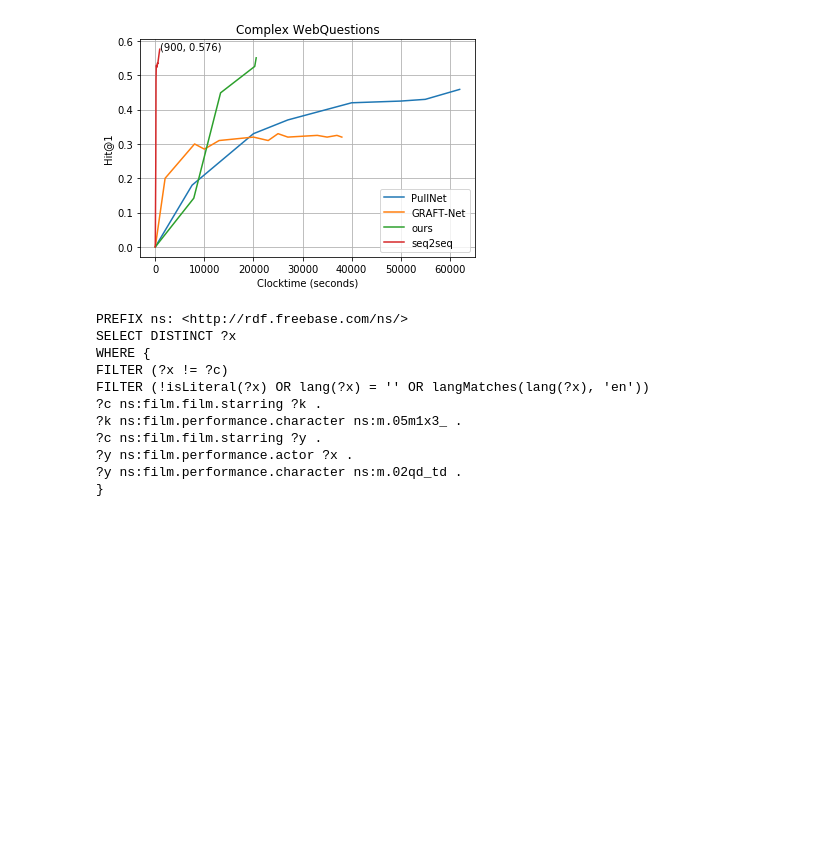
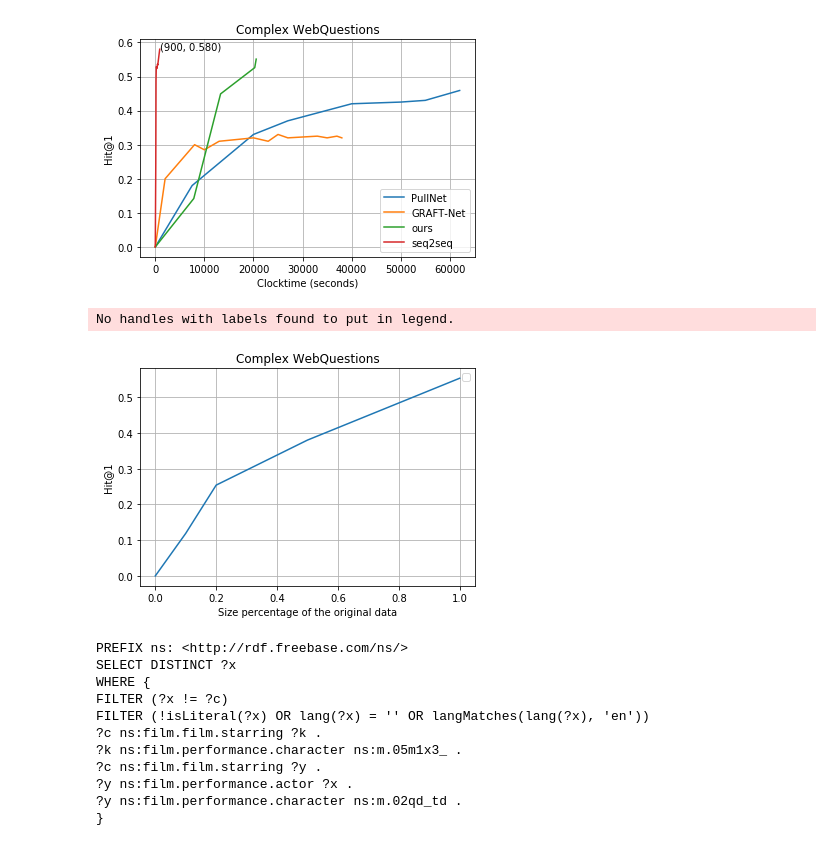
Before and after one commit to hxssgaa/GraftNet, a Jupyter notebook: complexwebq_pathfinder.ipynb, the cells around one changed output. Cells and saved outputs as stored; diff of their text form; code cells hidden in the pictures; blank space fills up the shorter version.

```diff
--- a/complexwebq_pathfinder.ipynb
+++ b/complexwebq_pathfinder.ipynb
@@ -228,6 +228,25 @@ plt.grid('-')
 plt.savefig('efficency.png', dpi=300)
 # %% [output]
 [figure]
+# %%
+
+x1 = [0, 0.1, 0.2, 0.5, 1]
+y1 = [0, 0.119, 0.254, 0.38, 0.553]
+
+plt.plot(x1, y1)
+# plt.annotate("(23256, 0.551)", (20256 + 300, 0.551))
+# plt.annotate("(38000, 0.32)", (38000, 0.32))
+# plt.annotate("(62000, 0.459)", (62000, 0.459))
+
+plt.title('Complex WebQuestions')
+plt.xlabel('Size percentage of the original data')
+plt.ylabel('Hit@1')
+plt.legend()
+plt.grid('-')
+plt.savefig('efficency.png', dpi=300)
+# %% [output]
+No handles with labels found to put in legend.
+[figure, added]
 # %%
 print(test_data[54]['sparql'])
 # %% [output]
```
Also changed, not shown: parts of 1 cell of this notebook.
